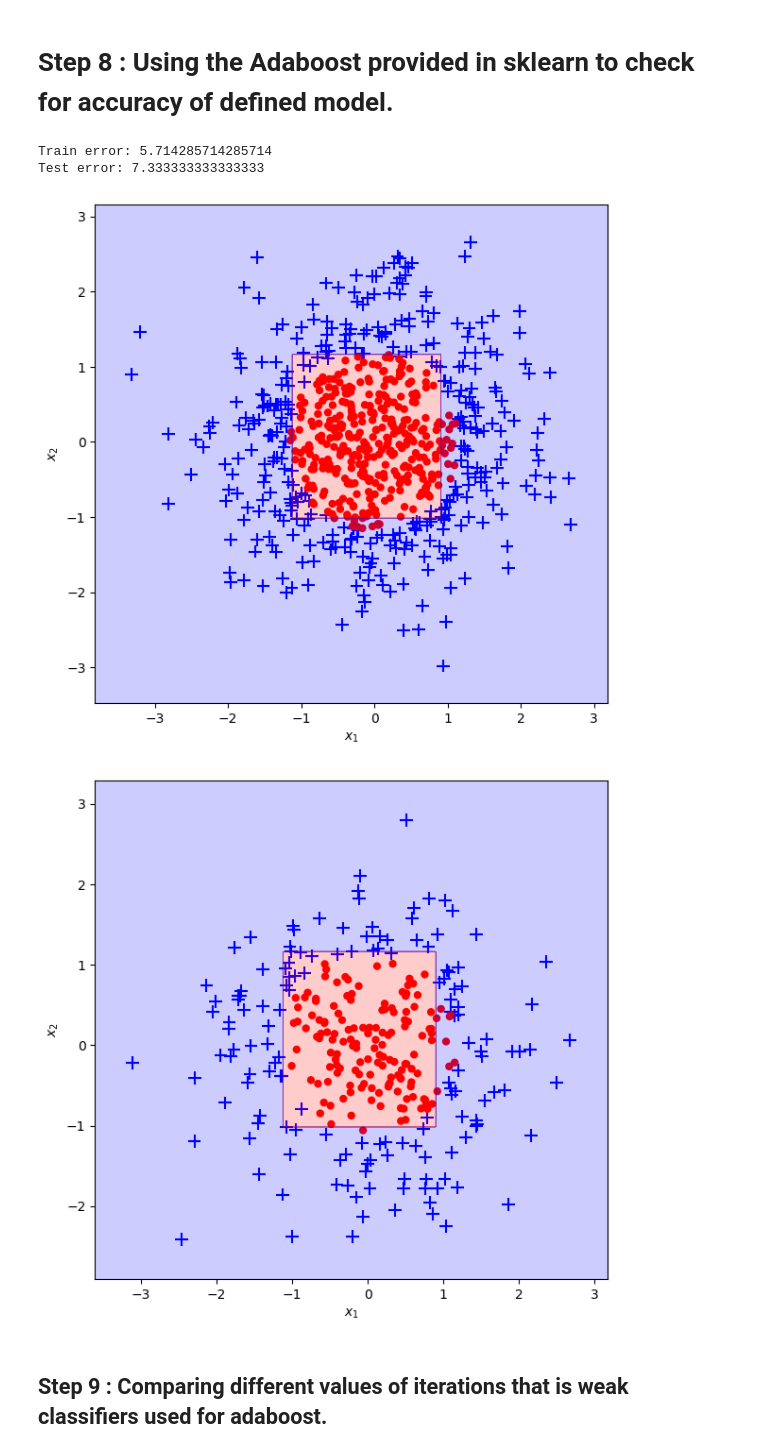
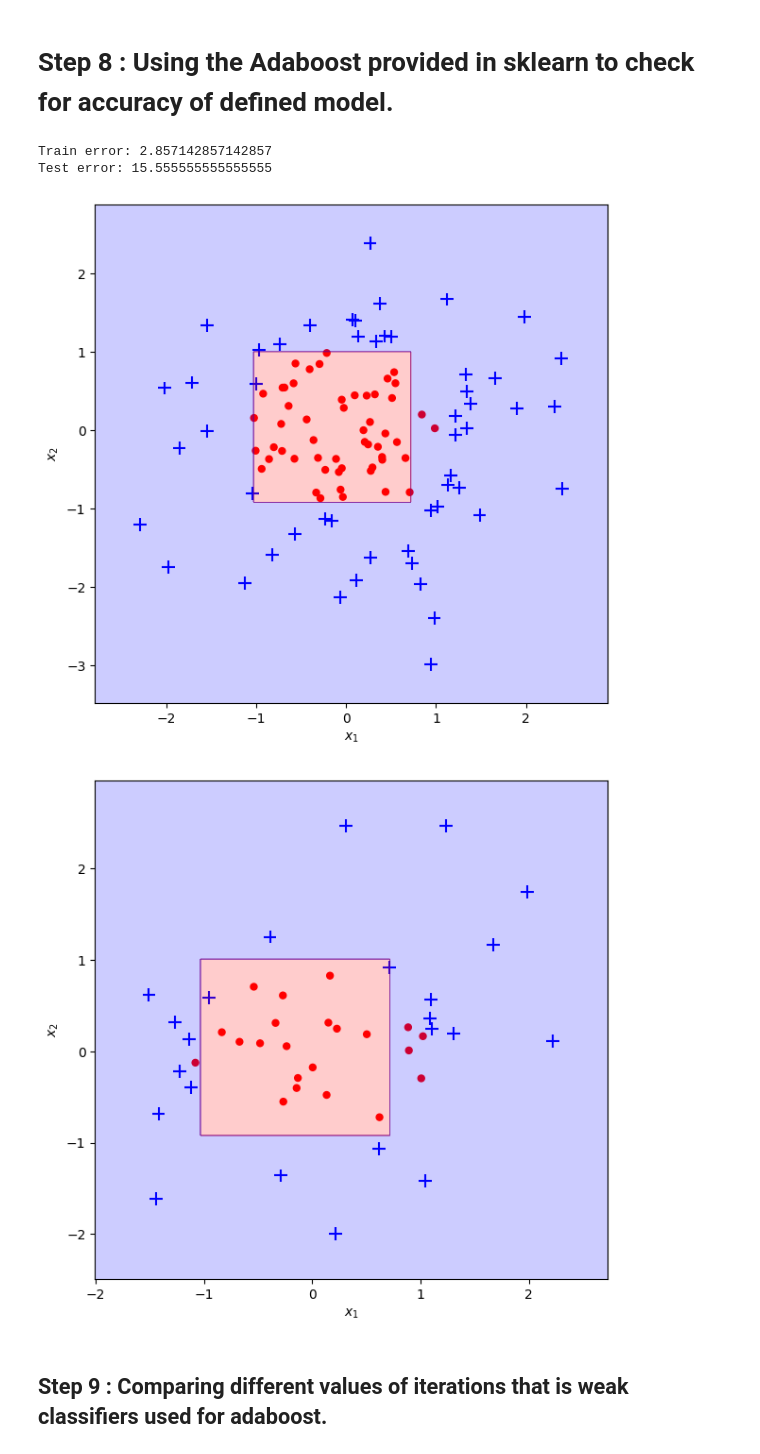
Before and after one commit to Jay0774/MACHINE-LEARNING, a Jupyter notebook: Adaboost/ADABOOST_classifier.ipynb, the cells around one changed output. Drawn from its saved outputs; the diff is of its cells as text; code cells hidden in the pictures.

```diff
--- a/Adaboost/ADABOOST_classifier.ipynb
+++ b/Adaboost/ADABOOST_classifier.ipynb
@@ -150,13 +150,13 @@ def make_2D_gaussian_dataset( n , random_seed):
 ## Step 5 : Creating the 2d Data set.
 # %%
 # defining n the number of total data points.
-n = 1000
+n = 150
 X, y = make_2D_gaussian_dataset(n, random_seed=10)
 X_train, X_test, y_train, y_test = train_test_split(X, y, test_size=0.3, random_state=1)
 print("Total Data points :",n)
-plot_adaboost(X, y)
+plot_adaboost_in2D(X, y)
 print("Total Data points in traing set :",X_train.shape[0])
-plot_adaboost(X_train, y_train)
+plot_adaboost_in2D(X_train, y_train)
 print("Total Data points in test set :",X_test.shape[0])
-plot_adaboost(X_test, y_test)
+plot_adaboost_in2D(X_test, y_test)
 # %% [output]
@@ -211,17 +211,17 @@ Test error: 7.333333333333333
 # %%
 from sklearn.ensemble import AdaBoostClassifier
 benchmark = AdaBoostClassifier(n_estimators=i, algorithm='SAMME').fit(X_train, y_train)
-plot_adaboost(X_train, y_train, benchmark)
+plot_adaboost_in2D(X_train, y_train, benchmark)
 train_err = (benchmark.predict(X_train) != y_train).mean()*100
 print('Train error:',train_err)
-plot_adaboost(X_test, y_test, benchmark)
+plot_adaboost_in2D(X_test, y_test, benchmark)
 test_err = (benchmark.predict(X_test) != y_test).mean() * 100
 print('Test error:',test_err)
 # %% [output]
-Train error: 5.714285714285714
-Test error: 7.333333333333333
+Train error: 2.857142857142857
+Test error: 15.555555555555555
-[figure, old version]
+[figure, new version]
-[figure, old version]
+[figure, new version]
 # %% [markdown]
 ## Step 9 : Comparing different values of iterations that is weak classifiers used for adaboost.
 # %%
```
Also changed, not shown: parts of 9 cells of this notebook.
